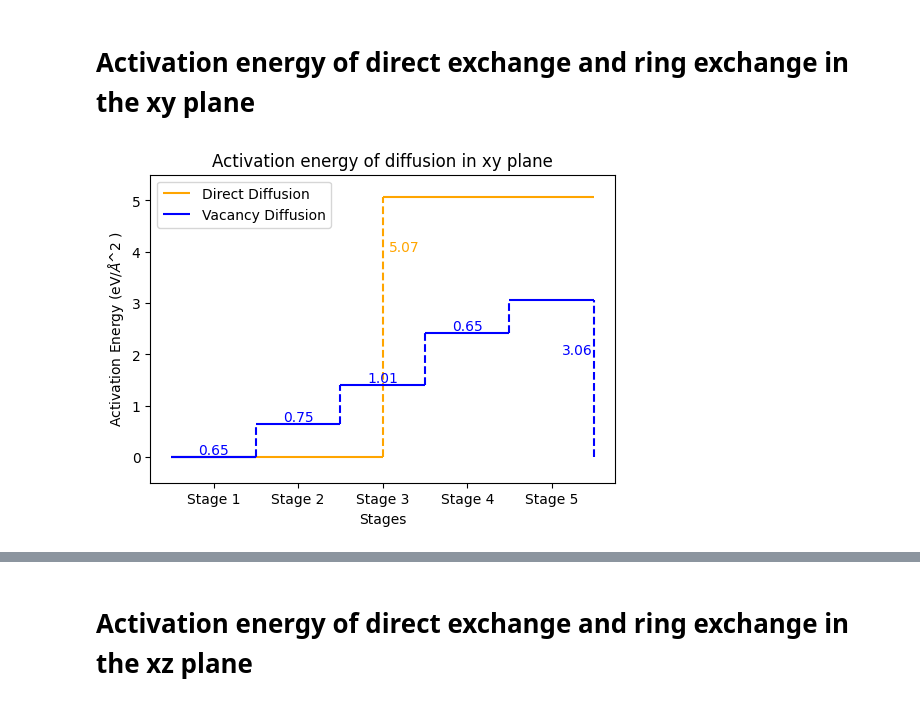
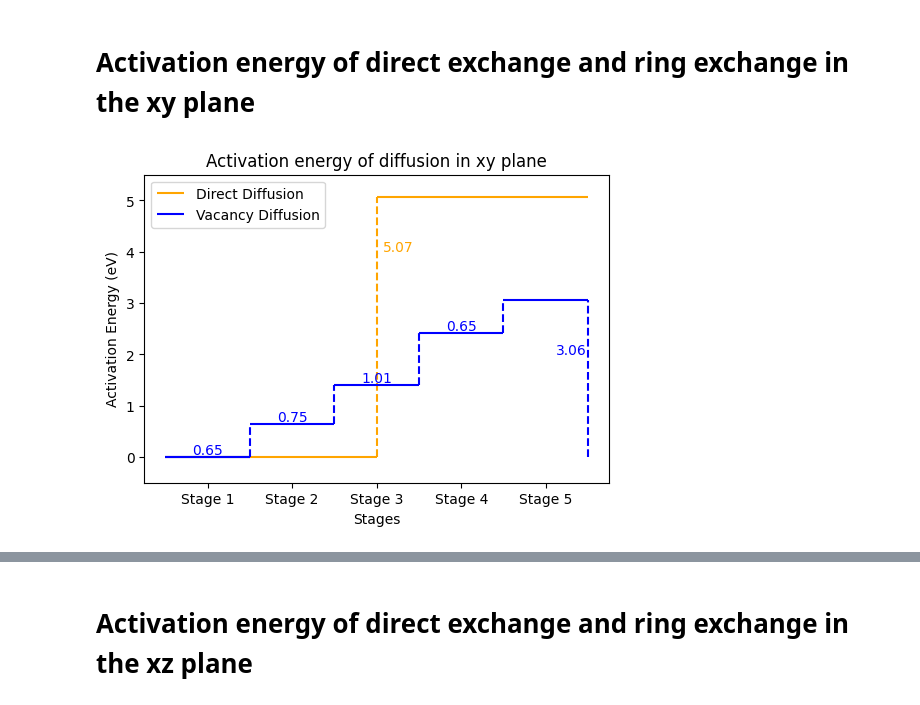
Before and after one commit to YIF27/scientific-plots, a Jupyter notebook: plot_diffusion_energy.ipynb, the cells around one changed output, grey strips where cells are left out. Saved outputs shown, nothing was run; the diff lists cells and outputs as text; code cells hidden in the pictures.

```diff
--- a/plot_diffusion_energy.ipynb
+++ b/plot_diffusion_energy.ipynb
@@ -33,32 +33,32 @@ plt.text(0.55, 4, 5.07, color='orange', ha='center')
 
 plt.legend(loc='upper left')
 
 # Plot for the five-stage scenario
 # plt.title('Five Stages')
 plt.xlabel('Stages')
-plt.ylabel(r"Activation Energy (eV/$\AA$^2 )")
+plt.ylabel(r"Activation Energy (eV)")
 plt.ylim(-0.5,5.5)  # Adjust y-axis limits based on your data ranges
 plt.xticks([(i + 0.5) * 0.2 for i in range(len(stages_5))], stages_5)
 for i, value in enumerate(values_5):
     plt.hlines(value, i * 0.2, (i + 1) * 0.2, colors='blue')
 plt.hlines(0, 0, 0.2, colors='blue', label="Vacancy Diffusion")
 for i in range(len(values_5) - 1):
     plt.plot([(i+1) * 0.2 , (i + 1) * 0.2 ], [values_5[i], values_5[i + 1]], color='blue', linestyle='--')
 # plt.plot([1, 1], [values_stage1_2, values_stage2_2], color='green', linestyle='--')
 plt.plot([1, 1], [0, 3.06], color='blue', linestyle='--')
 plt.legend(loc='upper left')
 
 # Add text annotations for each stage's value
 for i, value in enumerate([0.65, 0.75, 1.01, 0.65]):
   x_axis = [0.1, 0.3, 0.5, 0.7]
   y_axis = [0, 0.65, 0.75 + 0.65, 0.65 + 0.75 + 1.01, 0.65 + 0.75 + 1.01 + 0.65]
   plt.text(x_axis[i], y_axis[i]+0.05, str(value), color='blue', ha='center')
 plt.text(0.96, 2, str(3.06), color='blue', ha='center')
 # Display the plot
 # plt.tight_layout()
 # Save the figure
 plt.title("Activation energy of diffusion in xy plane")
 plt.savefig('stages_plot.png', dpi =600)
 plt.show()
 # %% [output]
-[figure, old version]
+[figure, new version]
```
Also changed, not shown: parts of 2 cells of this notebook.
